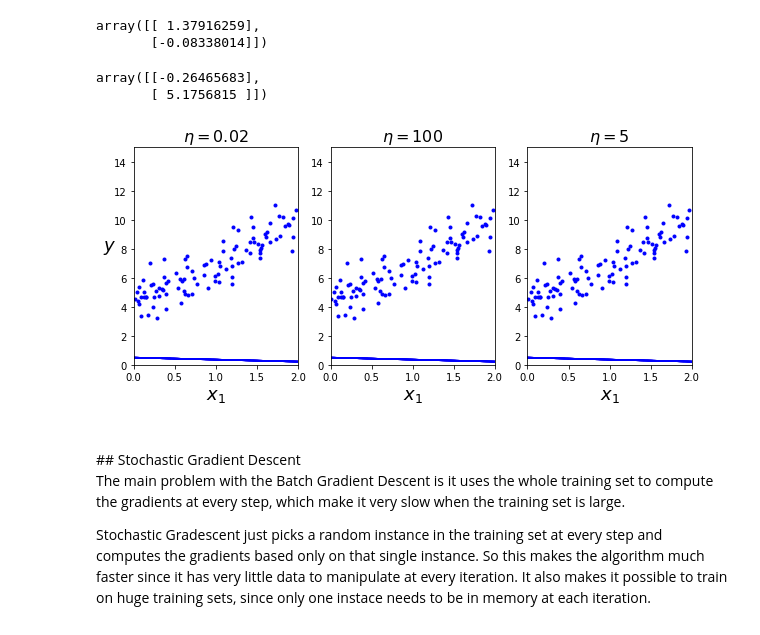
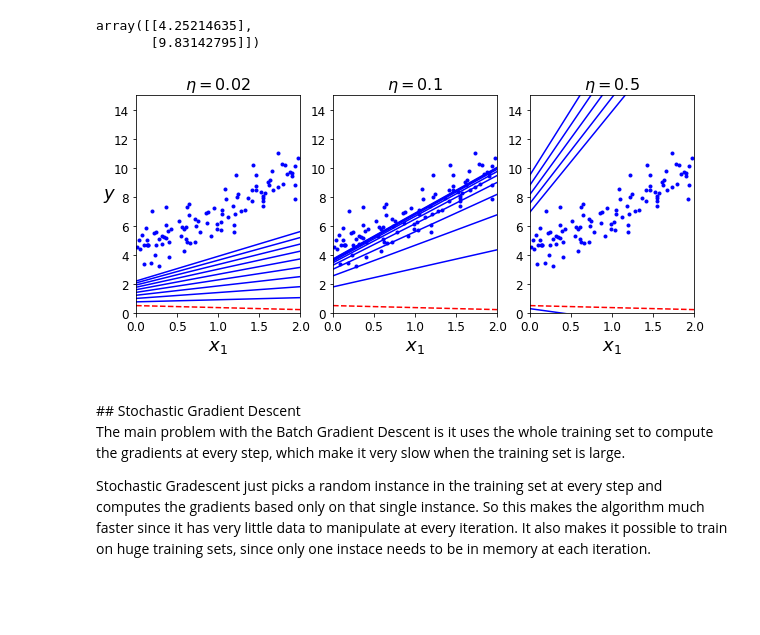
Before and after one commit to rohith28/Training-Models, a Jupyter notebook: Gradient Descent.ipynb, the cells around one changed output. Cells and saved outputs as stored; diff of their text form; code cells hidden in the pictures; blank space fills up the shorter version.

Commit message:
Comparison of Different Gradient Descnet

```diff
--- a/Gradient Descent.ipynb
+++ b/Gradient Descent.ipynb
@@ -58,17 +82,15 @@ Above formula involves calculations over the full training set $\mathbf{X}$ at e
 # %%
+## PREVIOUS CODE -LINEAR REGRESSION USING NORMAL EQUATION
 import numpy as np
 
-eta = 0.1 # learning rate
-n_iterations = 1000
-m = 10
+X = 2 * np.random.rand(100, 1)
+y = 4 + 3 * X + np.random.randn(100, 1)
 
-X = 2 * np.random.rand(100,1)
-y = 4 + 3*X + np.random.randn(100,1)
+X_b = np.c_[np.ones((100, 1)), X]  # add x0 = 1 to each instance
+theta_best = np.linalg.inv(X_b.T.dot(X_b)).dot(X_b.T).dot(y)
 
-X_b = np.c_[np.ones((100,1)),X]
-
-theta = np.random.randn(2,1) # random intialization
-
-for itr in range(n_iterations):
-    gradients = (2/m) * (X_b.T.dot(X_b.dot(theta) - y))
-    theta = theta - eta * gradients
+print("theta_best : ",theta_best)
+X_new = np.array([[0], [2]])
+X_new_b = np.c_[np.ones((2, 1)), X_new]  # add x0 = 1 to each instance
+y_predict = X_new_b.dot(theta_best)
+y_predict
@@ -75,3 +113,7 @@ for itr in range(n_iterations):
+# %%
+for iteration in range(n_iterations):
+    gradients = 2/m * X_b.T.dot(X_b.dot(theta) - y)
+    theta = theta - eta * gradients
 # %%
 theta_best = np.linalg.inv(X_b.T.dot(X_b)).dot(X_b.T).dot(y)
 theta_best
@@ -81,16 +123,11 @@ array([[4.27428033],
-# %%
-theta
-# %% [output]
-array([[ 1.37916259],
-       [-0.08338014]])
 # %%
 X_new = np.array([[0], [2]])
 X_new_b = np.c_[np.ones((2, 1)), X_new]  # add x0 = 1 to each instance
 # %%
 X_new_b.dot(theta)
 # %% [output]
-array([[-0.26465683],
-       [ 5.1756815 ]])
+array([[4.25214635],
+       [9.83142795]])
 # %%
 theta_path_bgd = []
 
@@ -113,19 +150,19 @@ def plot_gradient_descent(theta, eta, theta_path=None):
 # %%
 import matplotlib
 import matplotlib.pyplot as plt
 
 np.random.seed(42)
 theta = np.random.randn(2,1)  # random initialization
 
 plt.figure(figsize=(10,4))
 plt.subplot(131); plot_gradient_descent(theta, eta=0.02)
 plt.ylabel("$y$", rotation=0, fontsize=18)
-plt.subplot(132); plot_gradient_descent(theta, eta=100, theta_path=theta_path_bgd)
-plt.subplot(133); plot_gradient_descent(theta, eta=5)
+plt.subplot(132); plot_gradient_descent(theta, eta=0.1, theta_path=theta_path_bgd)
+plt.subplot(133); plot_gradient_descent(theta, eta=0.5)
 
 plt.show()
 # %% [output]
-[figure, old version]
+[figure, new version]
 # %% [markdown]
 <br>
 ## Stochastic Gradient Descent
```
Also changed, not shown: parts of 15 cells of this notebook.
